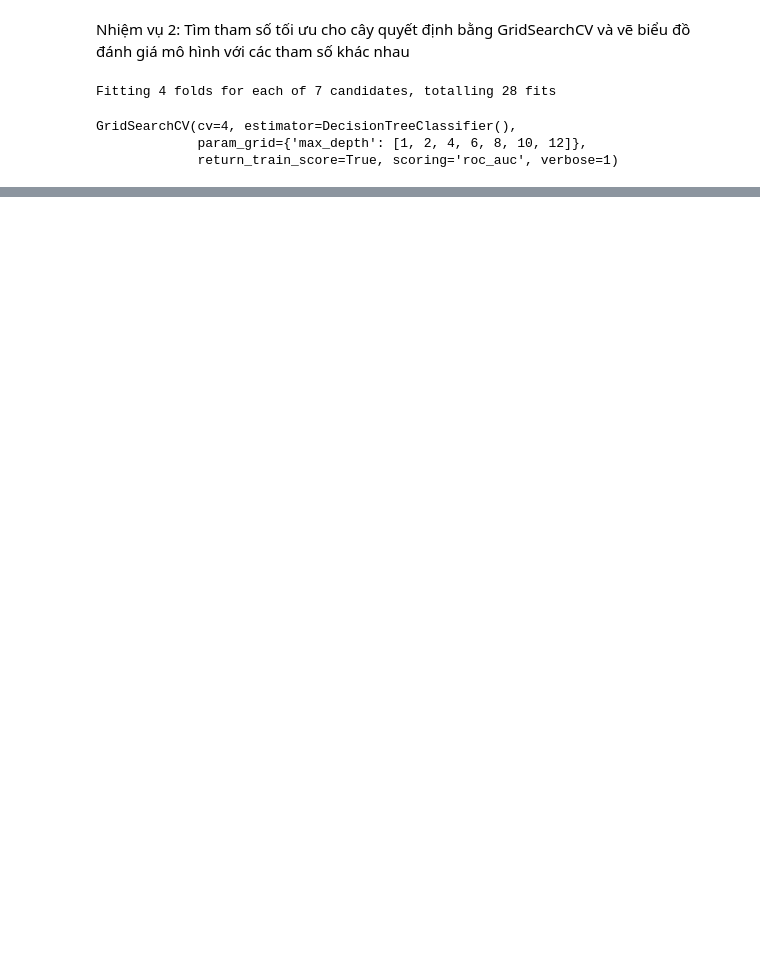
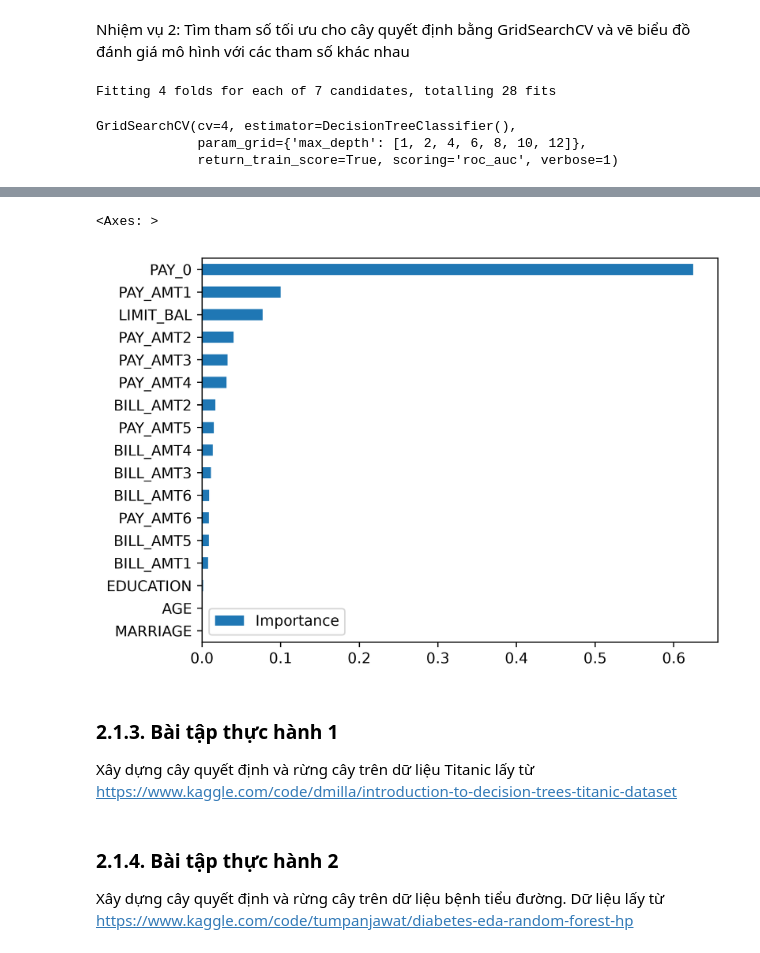
Before and after one commit to ngminhquan2307-eng/SGU26K2_MayHoc, a Jupyter notebook: Tuan06/ThuatToanPhanLop.ipynb, the cells around one changed output, grey strips where cells are left out. Cells and saved outputs as stored; diff of their text form; code cells hidden in the pictures; blank space fills up the shorter version.

```diff
--- a/Tuan06/ThuatToanPhanLop.ipynb
+++ b/Tuan06/ThuatToanPhanLop.ipynb
@@ -449,0 +515,19 @@ Việc so sánh điểm training và validation giúp nhận biết dấu hiệu
+# %%
+# {'n_estimators': 50}
+cv_rf_ex.best_params_
+# the feature names and importances
+feat_imp_df = pd.DataFrame({
+'Importance':cv_rf_ex.best_estimator_.feature_importances_},
+index=features_response[:-1])
+feat_imp_df.sort_values('Importance', ascending=True).plot.barh()
+# %% [output]
+<Axes: >
+[figure, added]
+# %% [markdown]
+### 2.1.3. Bài tập thực hành 1
+Xây dựng cây quyết định và rừng cây trên dữ liệu Titanic lấy từ
+https://www.kaggle.com/code/dmilla/introduction-to-decision-trees-titanic-dataset
+# %% [markdown]
+### 2.1.4. Bài tập thực hành 2
+Xây dựng cây quyết định và rừng cây trên dữ liệu bệnh tiểu đường. Dữ liệu lấy từ
+https://www.kaggle.com/code/tumpanjawat/diabetes-eda-random-forest-hp
```
Also changed, not shown: parts of 38 cells of this notebook, 3 other files.
